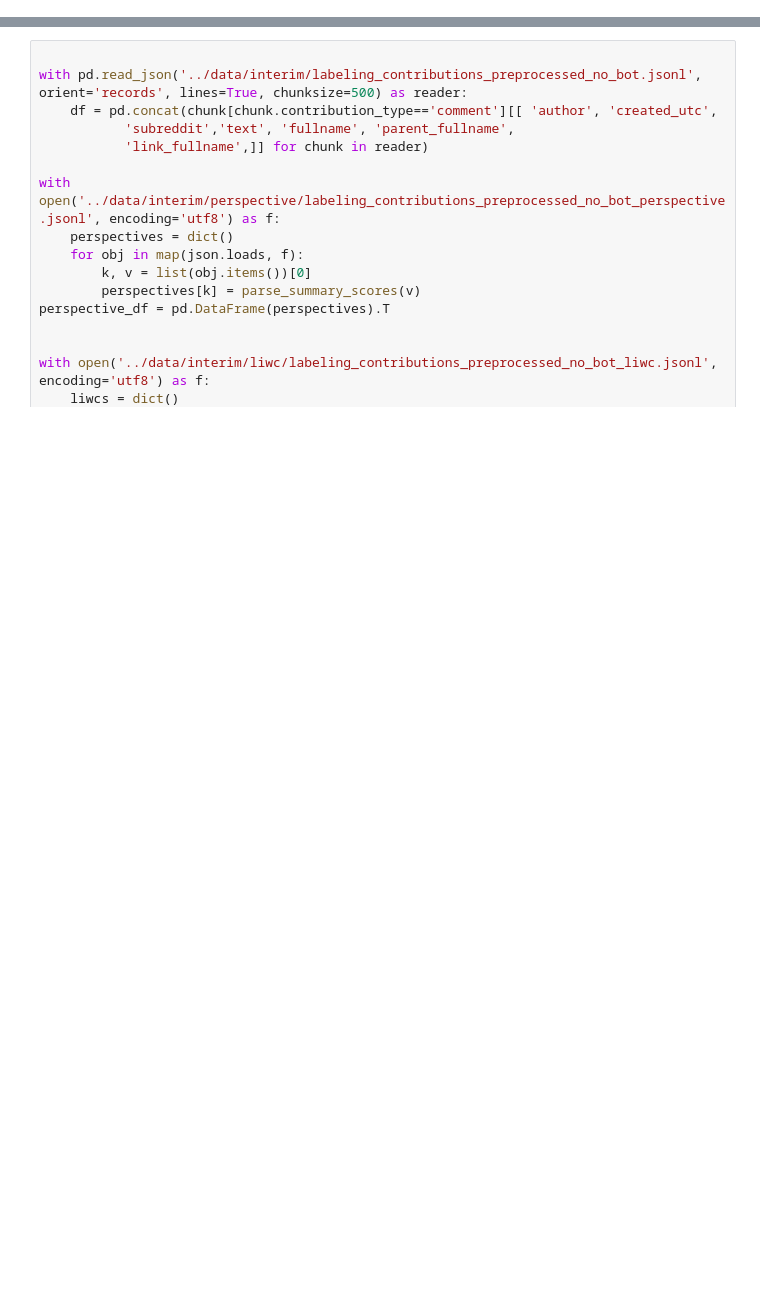
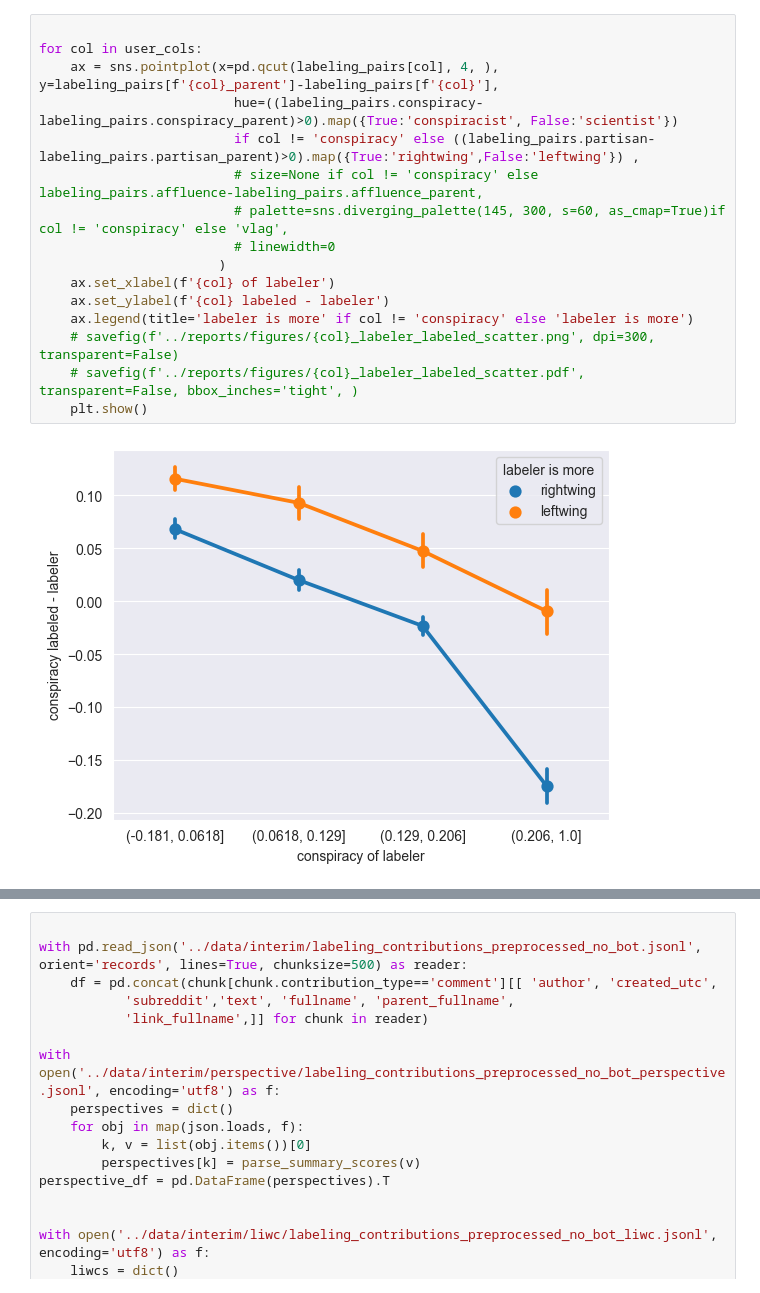
Before and after one commit to hide-ous/thrutherstoo, a Jupyter notebook: notebooks/visualize_labeling_correlates.ipynb, the cells around one changed output, grey strips where cells are left out. Drawn from its saved outputs; the diff is of its cells as text; blank space fills up the shorter version.

```diff
--- a/notebooks/visualize_labeling_correlates.ipynb
+++ b/notebooks/visualize_labeling_correlates.ipynb
@@ -9,0 +160,18 @@ from src.features.perspective import parse_summary_scores
+# %%
+
+for col in user_cols:
+    ax = sns.pointplot(x=pd.qcut(labeling_pairs[col], 4, ), y=labeling_pairs[f'{col}_parent']-labeling_pairs[f'{col}'],
+                         hue=((labeling_pairs.conspiracy-labeling_pairs.conspiracy_parent)>0).map({True:'conspiracist', False:'scientist'})
+                         if col != 'conspiracy' else ((labeling_pairs.partisan-labeling_pairs.partisan_parent)>0).map({True:'rightwing',False:'leftwing'}) ,
+                         # size=None if col != 'conspiracy' else labeling_pairs.affluence-labeling_pairs.affluence_parent,
+                         # palette=sns.diverging_palette(145, 300, s=60, as_cmap=True)if col != 'conspiracy' else 'vlag',
+                         # linewidth=0
+                       )
+    ax.set_xlabel(f'{col} of labeler')
+    ax.set_ylabel(f'{col} labeled - labeler')
+    ax.legend(title='labeler is more' if col != 'conspiracy' else 'labeler is more')
+    # savefig(f'../reports/figures/{col}_labeler_labeled_scatter.png', dpi=300, transparent=False)
+    # savefig(f'../reports/figures/{col}_labeler_labeled_scatter.pdf', transparent=False, bbox_inches='tight', )
+    plt.show()
+# %% [output]
+[figure, added]
```
Also changed, not shown: parts of 31 cells of this notebook, 22 other files.
